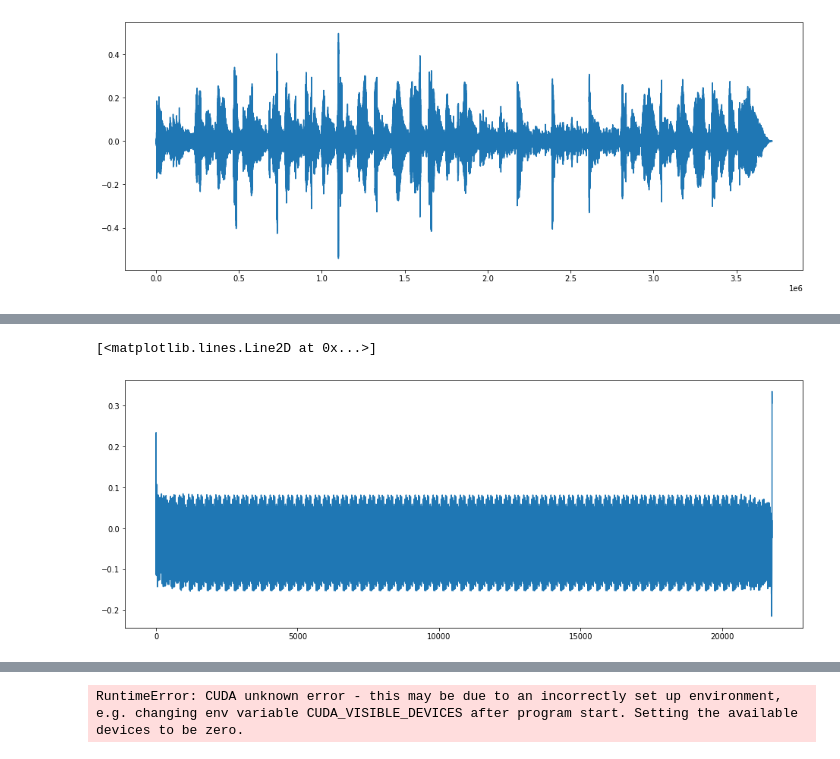
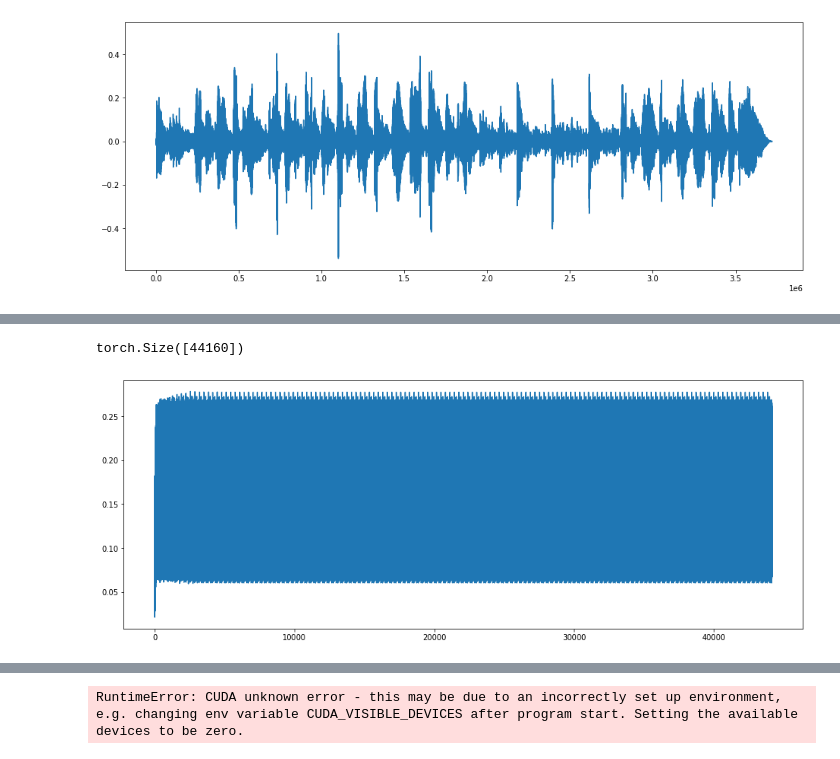
Before and after one commit to pvwoods/elko, a Jupyter notebook: notebooks/soundstream.ipynb, the cells around one changed output, grey strips where cells are left out. Drawn from its saved outputs; the diff is of its cells as text; code cells hidden in the pictures.

Commit message:
updating a bunch of bugs and mistakes with convolution sizes

```diff
--- a/notebooks/soundstream.ipynb
+++ b/notebooks/soundstream.ipynb
@@ -109,21 +142,22 @@ class SSDecoderBlock(nn.Module):
         self.channels = channels
         self.stride = stride
 
-        self.in_conv = nn.ConvTranspose1d(self.channels, self.channels // 2, kernel_size=2*self.stride, stride=self.stride, padding=self.stride//2)
+        self.in_conv = CausalConvTranspose1d(in_channels=2*self.channels, out_channels=self.channels, kernel_size=2*self.stride, stride=self.stride)
 
-        self.resid_0 = SSResidualUnit(self.channels // 2, dilation = 1)
-        self.resid_1 = SSResidualUnit(self.channels // 2, dilation = 3)
-        self.resid_2 = SSResidualUnit(self.channels // 2, dilation = 9)
+        self.resid_0 = SSResidualUnit(self.channels, dilation = 1)
+        self.resid_1 = SSResidualUnit(self.channels, dilation = 3)
+        self.resid_2 = SSResidualUnit(self.channels, dilation = 9)
+        self.activation = nn.ELU()
 
     def forward(self, x):
-        x0 = self.in_conv(x)
-        x1 = self.resid_0(x0)
-        x2 = self.resid_1(x1)
+        x0 = self.activation(self.in_conv(x))
+        x1 = self.activation(self.resid_0(x0))
+        x2 = self.activation(self.resid_1(x1))
         out = self.resid_2(x2)
 
         return out
 
 se = SSDecoderBlock(8, 2)
-x = torch.randn((1, 8, 64))
+x = torch.randn((1, 16, 64))
 se(x).shape
 # %% [output]
@@ -143,23 +173,24 @@ class SSDecoder(nn.Module):
         self.channels = channels
         self.embedding_dims = embedding_dims
 
-        self.in_conv = nn.Conv1d(self.embedding_dims, self.channels * 8, kernel_size=7, stride=1, padding=3)
+        self.in_conv = CausalConv1d(in_channels=self.embedding_dims, out_channels=self.channels * 16, kernel_size=7, stride=1)
 
         self.encoder_block_0 = SSDecoderBlock(self.channels * 8, 8)
         self.encoder_block_1 = SSDecoderBlock(self.channels * 4, 5)
         self.encoder_block_2 = SSDecoderBlock(self.channels * 2, 4)
         self.encoder_block_3 = SSDecoderBlock(self.channels, 2)
+        self.activation = nn.ELU()
 
-        self.out_conv = nn.Conv1d(self.channels // 2, self.out_channels, kernel_size=7, padding=3)
+        self.out_conv = CausalConv1d(in_channels=self.channels, out_channels=self.out_channels, kernel_size=7)
+
 
     def forward(self, x):
 
-        h = self.in_conv(x)
-
-        h0 = self.encoder_block_0(h)
-        h1 = self.encoder_block_1(h0)
-        h2 = self.encoder_block_2(h1)
-        h3 = self.encoder_block_3(h2)
+        h = self.activation(self.in_conv(x))
+        h0 = self.activation(self.encoder_block_0(h))
+        h1 = self.activation(self.encoder_block_1(h0))
+        h2 = self.activation(self.encoder_block_2(h1))
+        h3 = self.activation(self.encoder_block_3(h2))
         out = self.out_conv(h3)
 
         return out
@@ -246,8 +282,7 @@ x.shape, out.shape, embs.shape, codes, q_loss
 # not using stft for now
 import librosa
 
-x = librosa.load('../data/song_01.wav')
-x = torch.tensor(x[0])
+x, sr = librosa.load('../data/song_01.wav', sr=22080)
 
 plt.figure(figsize=(16,6))
 plt.plot(x)
@@ -255,7 +290,8 @@ plt.plot(x)
 [<matplotlib.lines.Line2D at 0x...>]
 [figure]
 # %%
-sample_size = 21768
+sample_size = sr * 2
+x = torch.tensor(x)
 cutoff = x.shape[0] - (x.shape[0] % sample_size)
 xs = x[:cutoff].view(-1, sample_size)
 xs = xs[:,None,...]
@@ -271,9 +306,11 @@ torch.Size([3, 1, 21768])
 # %%
 plt.figure(figsize=(16,6))
-plt.plot(out[1].squeeze().detach())
+untrained_sample = out[1].squeeze().detach()
+plt.plot(untrained_sample)
+untrained_sample.shape
 # %% [output]
-[<matplotlib.lines.Line2D at 0x...>]
+torch.Size([44160])
-[figure, old version]
+[figure, new version]
 # %%
 from IPython.display import Audio
 
```
Also changed, not shown: parts of 10 cells of this notebook, 1 other file.
